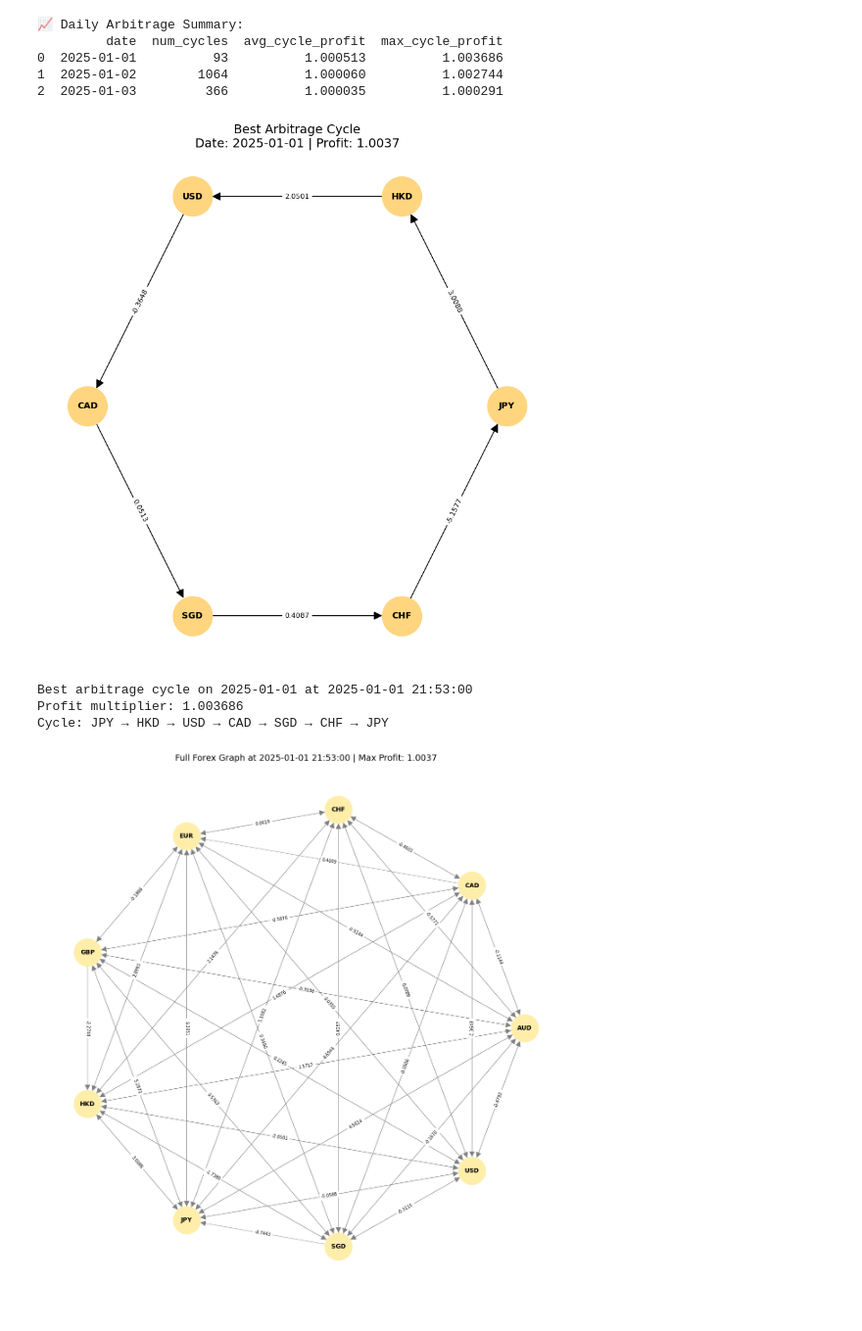
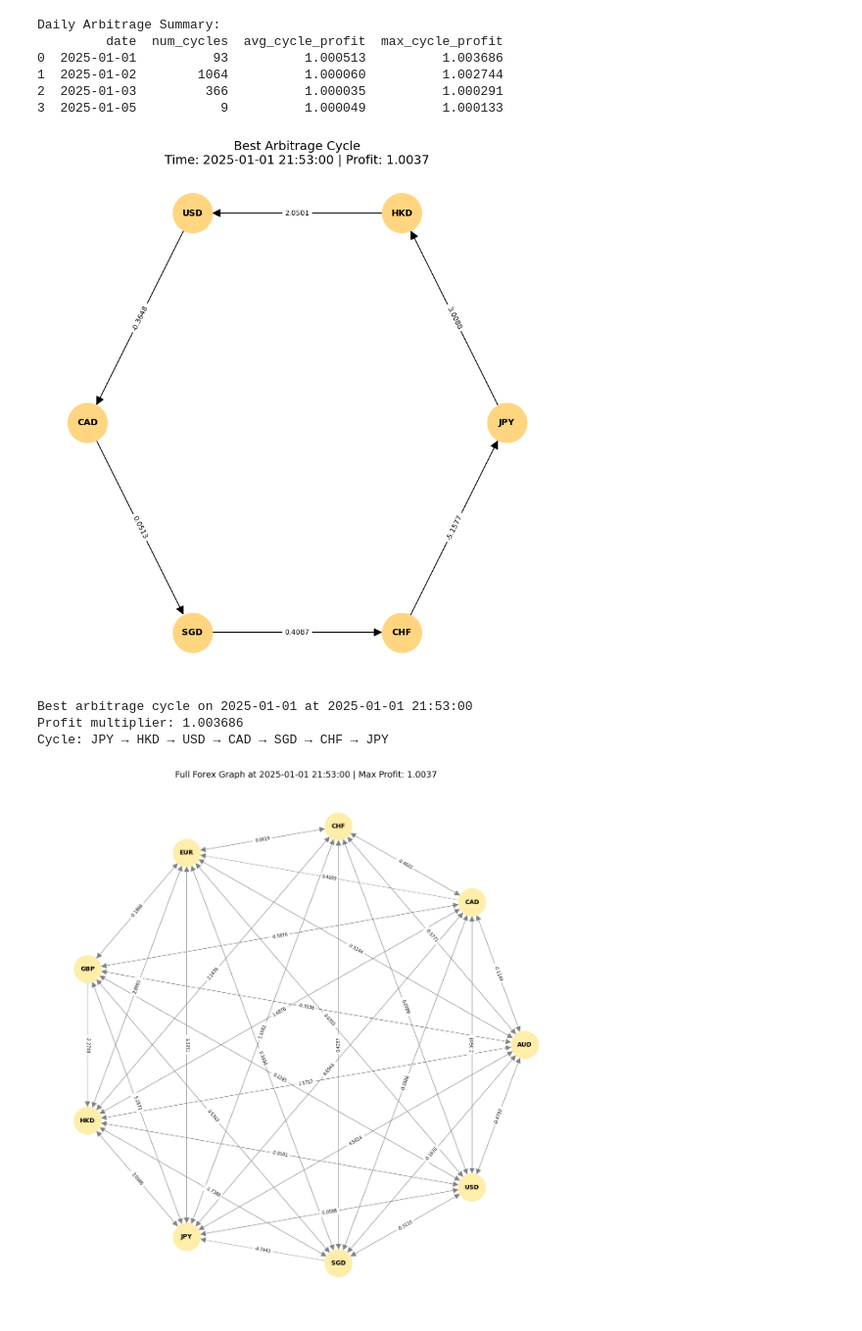
Before and after one commit to GOW1455/Forex-Arbitrage, a Jupyter notebook: graph.ipynb, the cells around one changed output. Shown at 98% size. Cells and saved outputs as stored; diff of their text form; code cells hidden in the pictures.

```diff
--- a/graph.ipynb
+++ b/graph.ipynb
@@ -169,19 +171,17 @@ df_summary.sort_values("date", inplace=True)
 df_summary.to_csv("daily_arbitrage_summary.csv", index=False)
 
 # Show the top 5 days
-print("\n📈 Daily Arbitrage Summary:")
+print("\nDaily Arbitrage Summary:")
 print(df_summary.head())
 # %% [output]
-📈 Daily Arbitrage Summary:
+Daily Arbitrage Summary:
          date  num_cycles  avg_cycle_profit  max_cycle_profit
 0  2025-01-01          93          1.000513          1.003686
 1  2025-01-02        1064          1.000060          1.002744
 2  2025-01-03         366          1.000035          1.000291
+3  2025-01-05           9          1.000049          1.000133
 # %%
 def build_graphs(df):
-    """
-    Builds a directed graph per timestamp using -log exchange rates as edge weights.
-    """
     df = df[["timestamp", "pair", "close"]]
     df_pivot = df.pivot(index="timestamp", columns="pair", values="close")
     df_log = -np.log(df_pivot)
@@ -225,35 +225,35 @@ graphs_for_day = build_graphs(df_day)
 
 if timestamp not in graphs_for_day:
     raise KeyError(f"Timestamp {timestamp} not found in graphs for {date_str}.")
 
 G_base = graphs_for_day[timestamp]
 
 G_cycle = nx.DiGraph()
 for u, v in cycle_edges:
     if G_base.has_edge(u, v):
         weight = G_base[u][v]["weight"]
         G_cycle.add_edge(u, v, weight=weight)
 
 pos = nx.circular_layout(G_cycle)
 edge_labels = nx.get_edge_attributes(G_cycle, "weight")
 formatted_labels = {edge: f"{w:.4f}" for edge, w in edge_labels.items()}
 
 plt.figure(figsize=(8, 8))
 nx.draw(G_cycle, pos, with_labels=True, node_size=2000, node_color="#FFD580",
         font_size=10, font_weight='bold', arrows=True, arrowsize=20)
 nx.draw_networkx_edge_labels(G_cycle, pos, edge_labels=formatted_labels, font_size=8)
 
-plt.title(f"Best Arbitrage Cycle\nDate: {date_str} | Profit: {profit:.4f}", size=14)
+plt.title(f"Best Arbitrage Cycle\nTime: {timestamp} | Profit: {profit:.4f}", size=14)
 plt.axis('off')
 plt.tight_layout()
 plt.savefig("best_overall_arbitrage_cycle.png", dpi=300, bbox_inches='tight')
 plt.show()
 
 print(f"Best arbitrage cycle on {date_str} at {timestamp}")
 print(f"Profit multiplier: {profit:.6f}")
 print(f"Cycle: {cycle_str}")
 # %% [output]
-[figure, old version]
+[figure, new version]
 Best arbitrage cycle on 2025-01-01 at 2025-01-01 21:53:00
 Profit multiplier: 1.003686
 Cycle: JPY → HKD → USD → CAD → SGD → CHF → JPY
```
Also changed, not shown: parts of 1 cell of this notebook, 5 other files.
